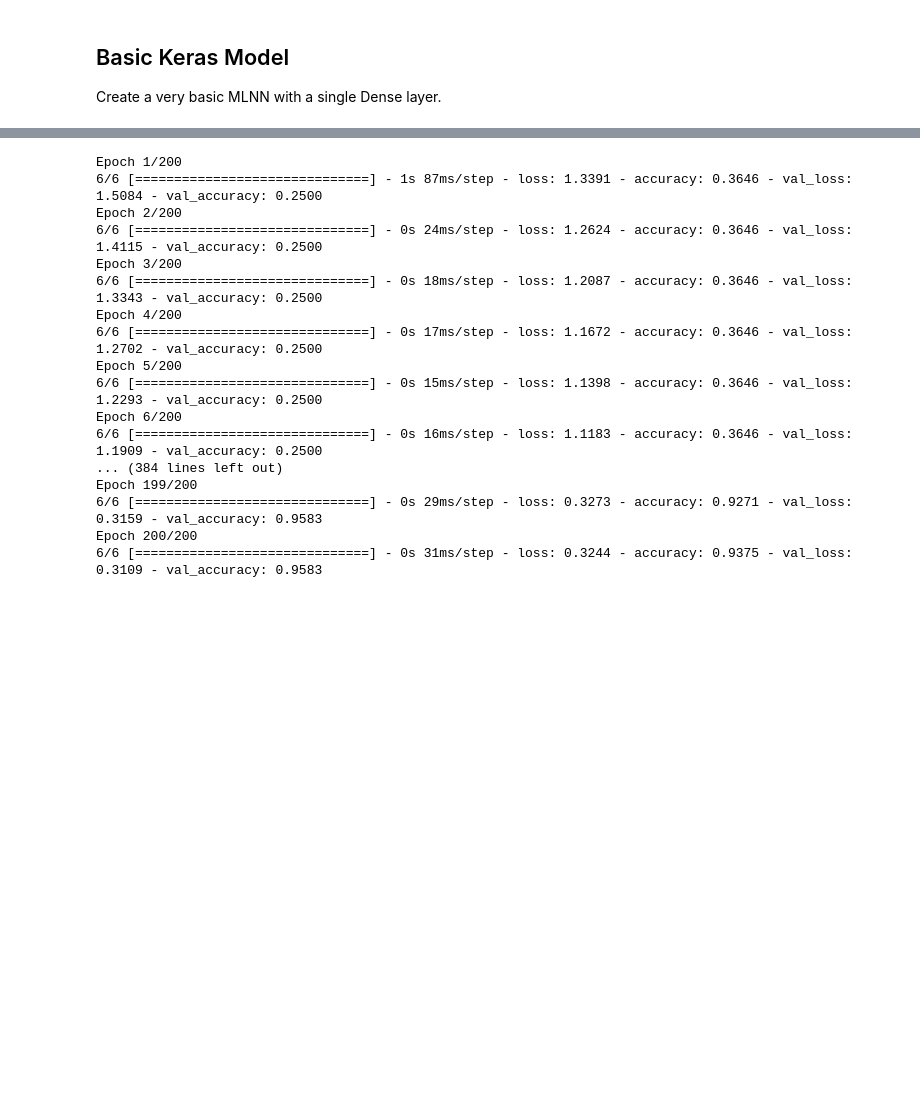
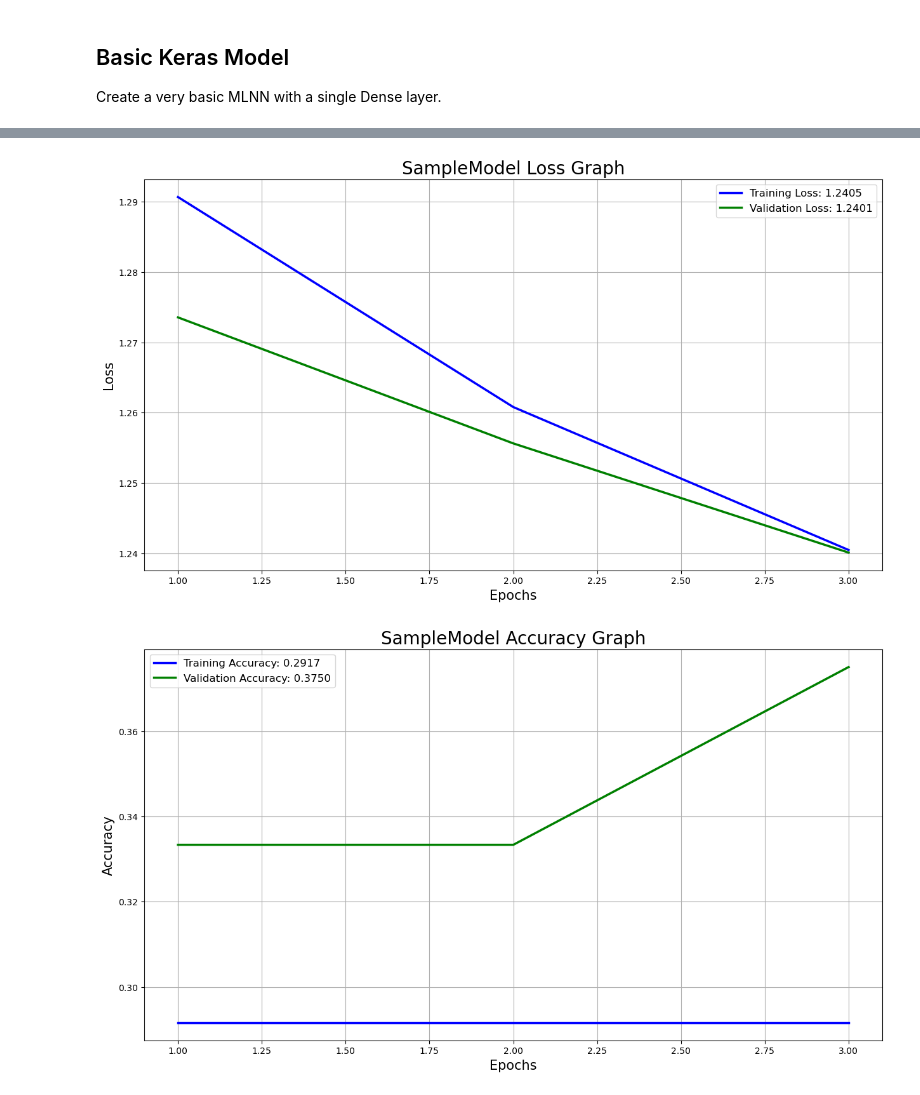
Before and after one commit to siddheshgunjal/slackker, a Jupyter notebook: prototyping.ipynb, the cells around one changed output, grey strips where cells are left out. Cells and saved outputs as stored; diff of their text form; code cells hidden in the pictures; blank space fills up the shorter version.

Commit message:
New Features added: Send Graph output to slack

```diff
--- a/prototyping.ipynb
+++ b/prototyping.ipynb
@@ -102,3 +52,37 @@ Text(0, 0.5, 'sepal width (cm)')
 # %%
 x_train, x_test, y_train, y_test = train_test_split(x, y, train_size=0.8, random_state=seed)
 x_train, x_val, y_train, y_val = train_test_split(x_train, y_train, train_size=0.8, random_state=seed)
+# %%
+def plot_history(train_loss, val_loss, train_acc, val_acc, modelName):
+
+    if len(train_loss) == 0:
+        print('Loss is missing in history')
+        return
+
+    ## As loss always exists
+    epochs = range(1, len(train_loss)+1)
+    print(epochs)
+
+    ## Loss
+    plt.figure(1, figsize=(15,8))
+    plt.plot(epochs, train_loss,'b-', lw=2.5, label=f'Training Loss: {train_loss[-1]:.4f}')
+    plt.plot(epochs, val_loss,'g-',lw=2.5, label=f'Validation Loss: {val_loss[-1]:.4f}')
+    plt.title(f'{modelName} Loss Graph', fontsize=20)
+    plt.xlabel('Epochs', fontsize=15)
+    plt.ylabel('Loss', fontsize=15)
+    plt.legend(fontsize=12)
+    plt.grid(True)
+    plt.savefig(f'{modelName}_Loss.svg')
+    plt.close()
+
+    ## Accuracy
+    plt.figure(2, figsize=(15,8))
+    plt.plot(epochs, train_acc,'b-',lw=2.5, label=f'Training Accuracy: {train_acc[-1]:.4f}')
+    plt.plot(epochs, val_acc,'g-',lw=2.5, label=f'Validation Accuracy: {val_acc[-1]:.4f}')
+    plt.title(f'{modelName} Accuracy Graph', fontsize=20)
+    plt.xlabel('Epochs', fontsize=15)
+    plt.ylabel('Accuracy', fontsize=15)
+    plt.legend(fontsize=12)
+    plt.grid(True)
+    plt.savefig(f'{modelName}_Accuracy.svg')
+    plt.close()
@@ -106,18 +146,21 @@ x_train, x_val, y_train, y_val = train_test_split(x_train, y_train, train_size=0
 ## Basic Keras Model
 
 Create a very basic MLNN with a single Dense layer.
+# %%
+slack_update = SLKerasUpdate(modelName='SampleModel')
 # %%
 model = Sequential()
 model.add(Dense(8,activation='relu',input_shape = (4,)))
 model.add(Dense(3,activation='softmax'))
 model.compile(optimizer = 'rmsprop',
              loss='categorical_crossentropy',
-             metrics=['accuracy'])
+             metrics=['acc'])
 
 history = model.fit(x_train,
                     y_train,
-                    epochs = 200,
+                    epochs = 3,
                     batch_size = 16,
                     verbose=1,
-                    validation_data=(x_val,y_val))
+                    validation_data=(x_val,y_val),
+                   callbacks=[slack_update])
 # %% [output]
@@ -127,17 +176,2 @@ To enable them in other operations, rebuild TensorFlow with the appropriate comp
-Epoch 1/200
-6/6 [==============================] - 1s 87ms/step - loss: 1.3391 - accuracy: 0.3646 - val_loss: 1.5084 - val_accuracy: 0.2500
-Epoch 2/200
-6/6 [==============================] - 0s 24ms/step - loss: 1.2624 - accuracy: 0.3646 - val_loss: 1.4115 - val_accuracy: 0.2500
-Epoch 3/200
-6/6 [==============================] - 0s 18ms/step - loss: 1.2087 - accuracy: 0.3646 - val_loss: 1.3343 - val_accuracy: 0.2500
-Epoch 4/200
-6/6 [==============================] - 0s 17ms/step - loss: 1.1672 - accuracy: 0.3646 - val_loss: 1.2702 - val_accuracy: 0.2500
-Epoch 5/200
-6/6 [==============================] - 0s 15ms/step - loss: 1.1398 - accuracy: 0.3646 - val_loss: 1.2293 - val_accuracy: 0.2500
-Epoch 6/200
-6/6 [==============================] - 0s 16ms/step - loss: 1.1183 - accuracy: 0.3646 - val_loss: 1.1909 - val_accuracy: 0.2500
-... (384 lines left out)
-Epoch 199/200
-6/6 [==============================] - 0s 29ms/step - loss: 0.3273 - accuracy: 0.9271 - val_loss: 0.3159 - val_accuracy: 0.9583
-Epoch 200/200
-6/6 [==============================] - 0s 31ms/step - loss: 0.3244 - accuracy: 0.9375 - val_loss: 0.3109 - val_accuracy: 0.9583
+[figure, added]
+[figure, added]
```
Also changed, not shown: parts of 16 cells of this notebook, 6 other files.
